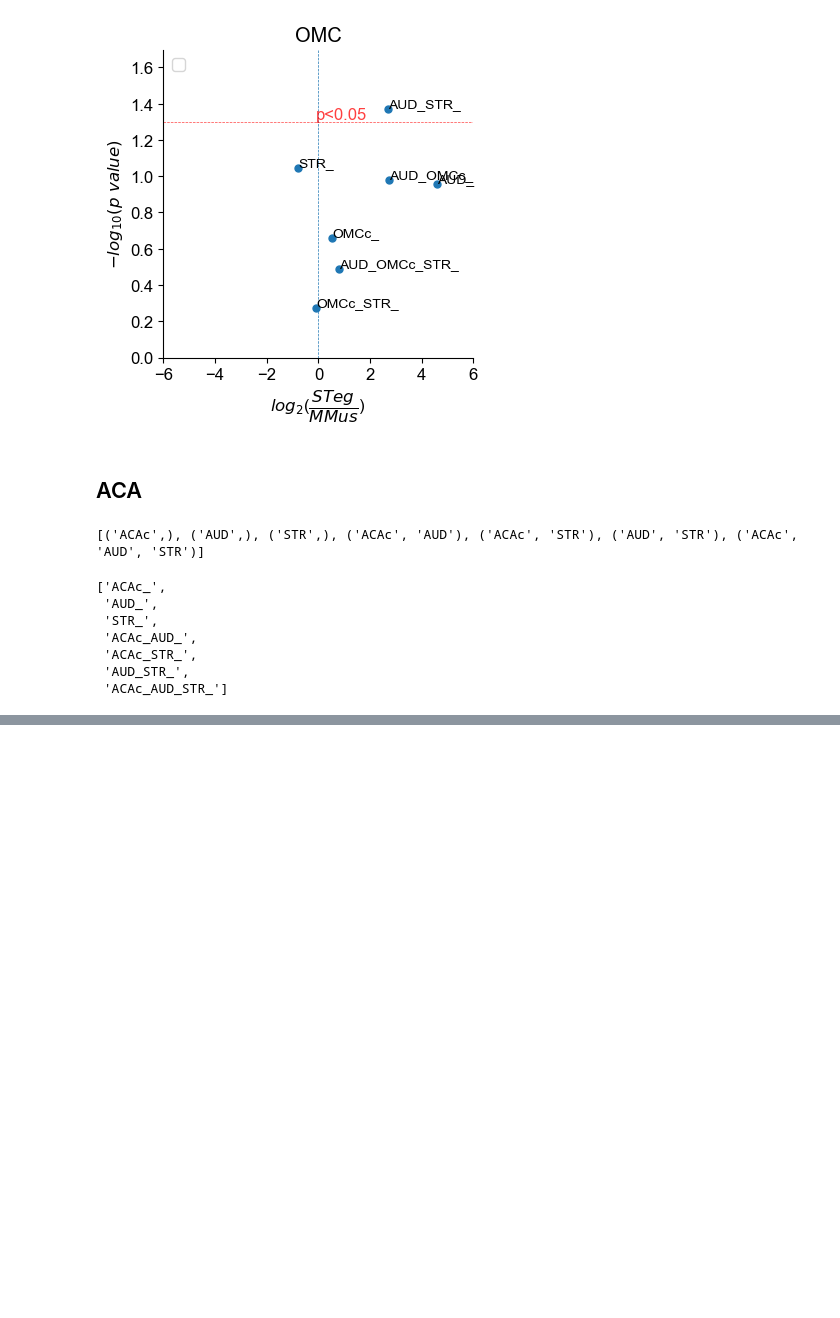
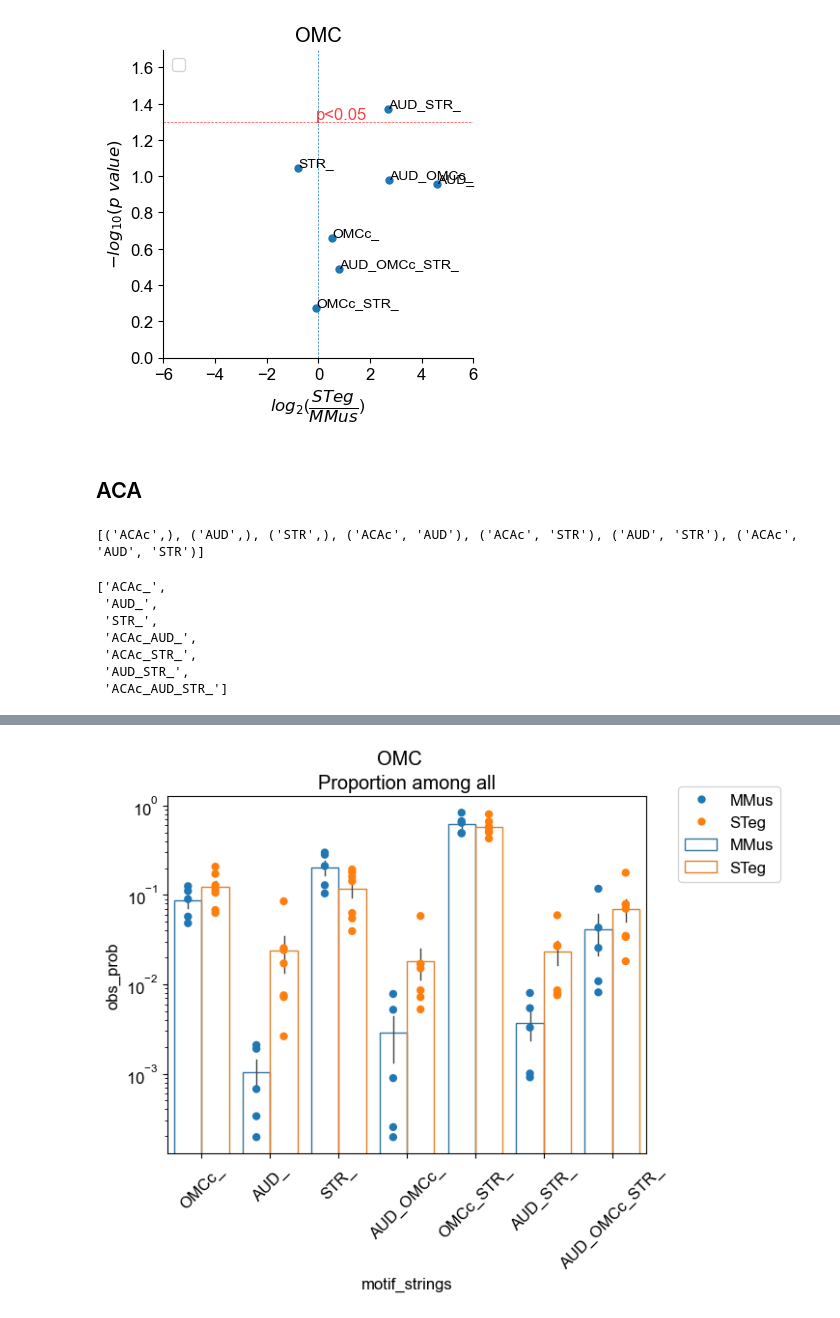
Before and after one commit to eisko/MAPseq_analysis, a Jupyter notebook: SC_individ_mouse_240207.ipynb, the cells around one changed output, grey strips where cells are left out. Drawn from its saved outputs; the diff is of its cells as text; code cells hidden in the pictures; blank space fills up the shorter version.

```diff
--- a/SC_individ_mouse_240207.ipynb
+++ b/SC_individ_mouse_240207.ipynb
@@ -234,0 +773,10 @@ The `errwidth` parameter is deprecated. And will be removed in v0.15.0. Pass `er
+# %%
+dot_bar_plot(it_motif_df, xaxis="motif_strings", yaxis="obs_prob", hueaxis="species", dot_size=6)
+plt.yscale("log")
+plt.xticks(rotation=45, ha="center")
+plt.suptitle("OMC")
+plt.title("Proportion among all")
+plt.legend(bbox_to_anchor=(1.05, 1.05))
+plt.show()
+# %% [output]
+[figure, added]
```
Also changed, not shown: parts of 61 cells of this notebook, 2 other files.
